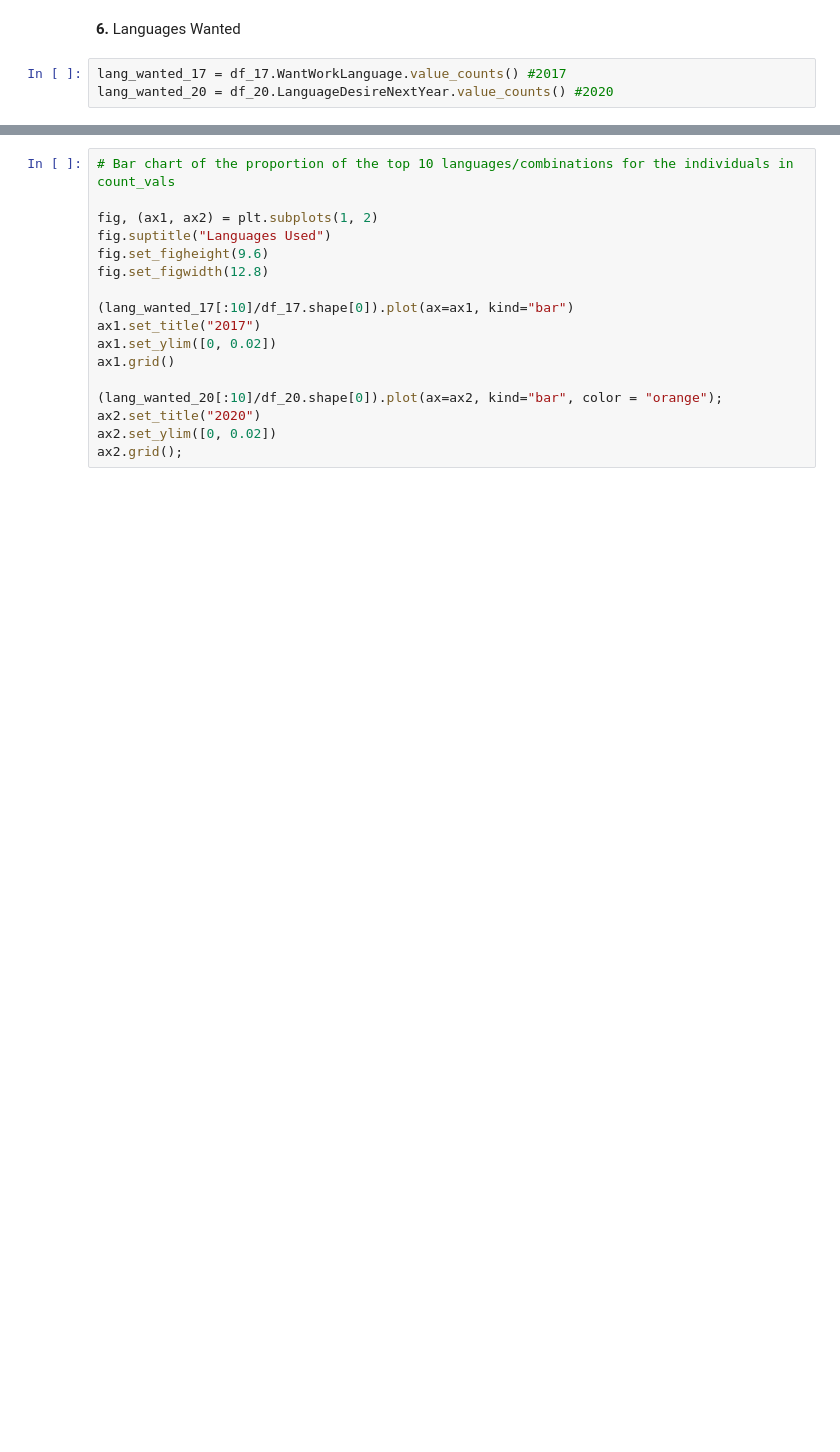
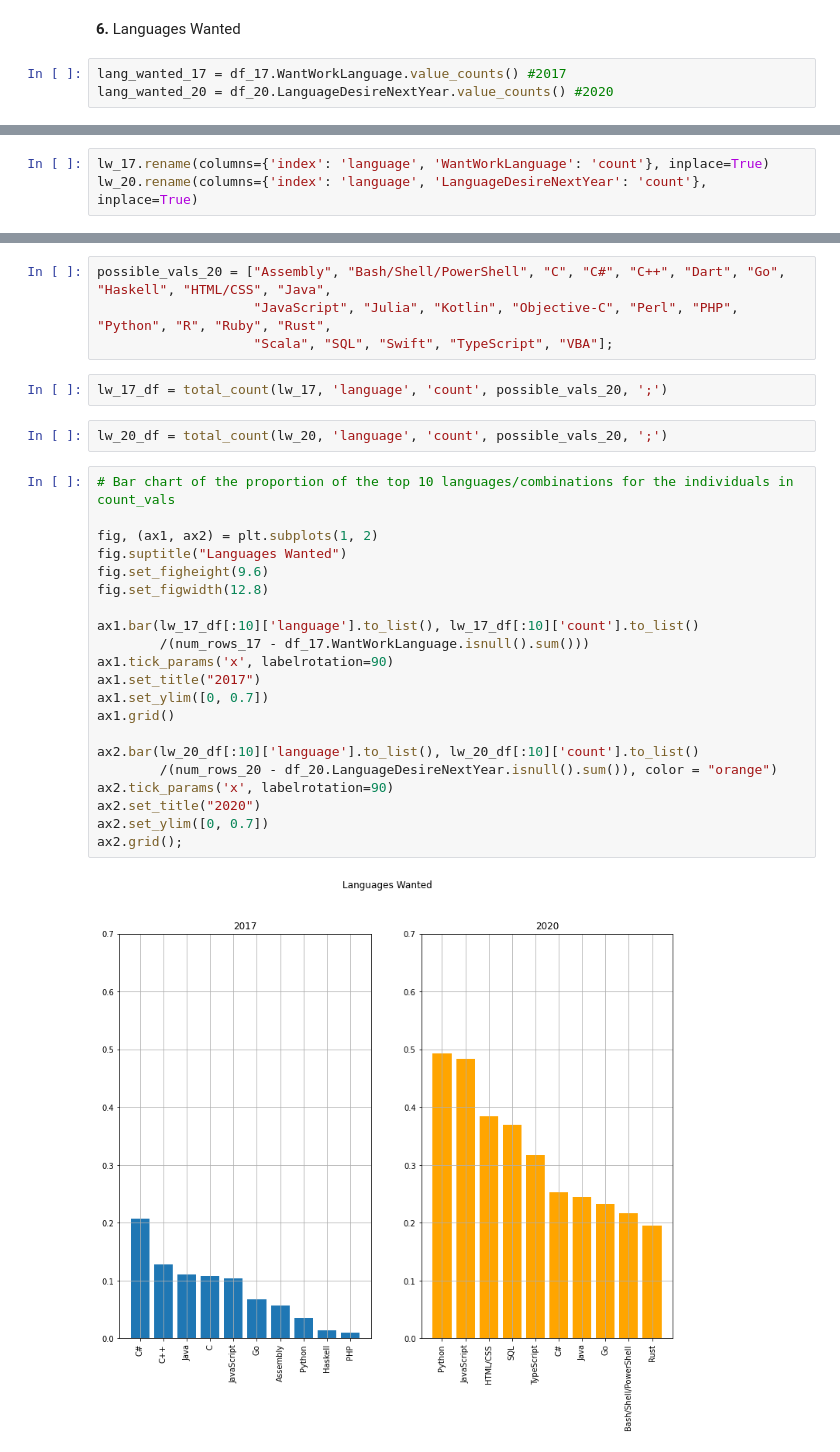
Before and after one commit to Data-Science-NDegree-MRusso/DSND-P1-Data-Exploration, a Jupyter notebook: code/Some Look at Different Data.ipynb, the cells around one changed output, grey strips where cells are left out. Saved outputs shown, nothing was run; the diff lists cells and outputs as text; blank space fills up the shorter version.

```diff
--- a/code/Some Look at Different Data.ipynb
+++ b/code/Some Look at Different Data.ipynb
@@ -90,0 +181,3 @@ lang_wanted_20 = df_20.LanguageDesireNextYear.value_counts() #2020
+# %%
+lw_17.rename(columns={'index': 'language', 'WantWorkLanguage': 'count'}, inplace=True)
+lw_20.rename(columns={'index': 'language', 'LanguageDesireNextYear': 'count'}, inplace=True)
@@ -91,17 +188,31 @@ lang_wanted_20 = df_20.LanguageDesireNextYear.value_counts() #2020
+# %%
+possible_vals_20 = ["Assembly", "Bash/Shell/PowerShell", "C", "C#", "C++", "Dart", "Go", "Haskell", "HTML/CSS", "Java",
+                    "JavaScript", "Julia", "Kotlin", "Objective-C", "Perl", "PHP", "Python", "R", "Ruby", "Rust",
+                    "Scala", "SQL", "Swift", "TypeScript", "VBA"];
+# %%
+lw_17_df = total_count(lw_17, 'language', 'count', possible_vals_20, ';')
+# %%
+lw_20_df = total_count(lw_20, 'language', 'count', possible_vals_20, ';')
 # %%
 # Bar chart of the proportion of the top 10 languages/combinations for the individuals in count_vals
 
 fig, (ax1, ax2) = plt.subplots(1, 2)
-fig.suptitle("Languages Used")
+fig.suptitle("Languages Wanted")
 fig.set_figheight(9.6)
 fig.set_figwidth(12.8)
 
-(lang_wanted_17[:10]/df_17.shape[0]).plot(ax=ax1, kind="bar")
+ax1.bar(lw_17_df[:10]['language'].to_list(), lw_17_df[:10]['count'].to_list()
+        /(num_rows_17 - df_17.WantWorkLanguage.isnull().sum()))
+ax1.tick_params('x', labelrotation=90)
 ax1.set_title("2017")
-ax1.set_ylim([0, 0.02])
+ax1.set_ylim([0, 0.7])
 ax1.grid()
 
-(lang_wanted_20[:10]/df_20.shape[0]).plot(ax=ax2, kind="bar", color = "orange");
+ax2.bar(lw_20_df[:10]['language'].to_list(), lw_20_df[:10]['count'].to_list()
+        /(num_rows_20 - df_20.LanguageDesireNextYear.isnull().sum()), color = "orange")
+ax2.tick_params('x', labelrotation=90)
 ax2.set_title("2020")
-ax2.set_ylim([0, 0.02])
+ax2.set_ylim([0, 0.7])
 ax2.grid();
+# %% [output]
+[figure, added]
```
Also changed, not shown: parts of 20 cells of this notebook, 4 other files.
